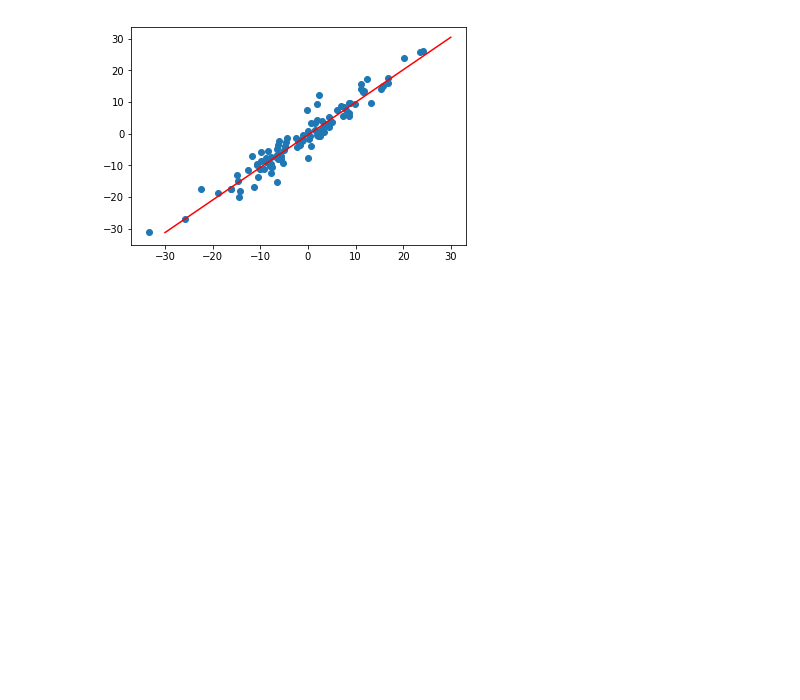
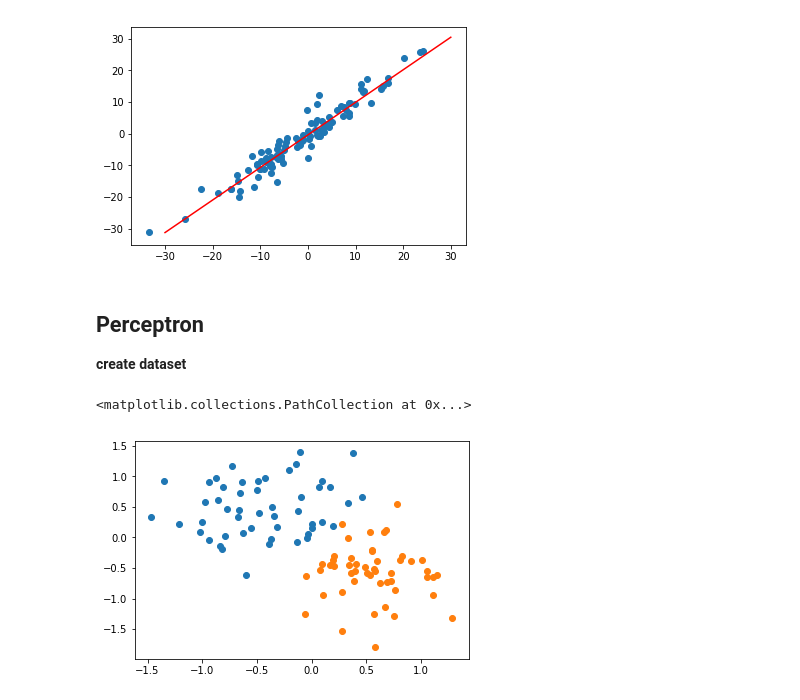
Before and after one commit to zvyag/PyTorch-for-Deep-Learning-and-Computer-Vision-Course-All-Codes-, a Jupyter notebook: pytorch_hello.ipynb, the cells around one changed output. Cells and saved outputs as stored; diff of their text form; code cells hidden in the pictures; blank space fills up the shorter version.

```diff
--- a/pytorch_hello.ipynb
+++ b/pytorch_hello.ipynb
@@ -259,3 +260,18 @@ Text(0.5, 0, 'epoch')
 plot_fit("trained model")
 # %% [output]
 [figure]
+# %% [markdown]
+## Perceptron
+**create dataset**
+# %%
+n_pts = 100
+centers = [[-0.5, 0.5], [0.5, -0.5]]
+X, y = datasets.make_blobs(n_samples=n_pts, random_state=123, centers=centers, cluster_std=0.4)
+x_data = torch.Tensor(X)
+y_data = torch.Tensor(y)
+# %%
+plt.scatter(X[y==0, 0], X[y==0, 1])
+plt.scatter(X[y==1, 0], X[y==1, 1])
+# %% [output]
+<matplotlib.collections.PathCollection at 0x...>
+[figure, added]
```
Also changed, not shown: parts of 1 cell of this notebook.
